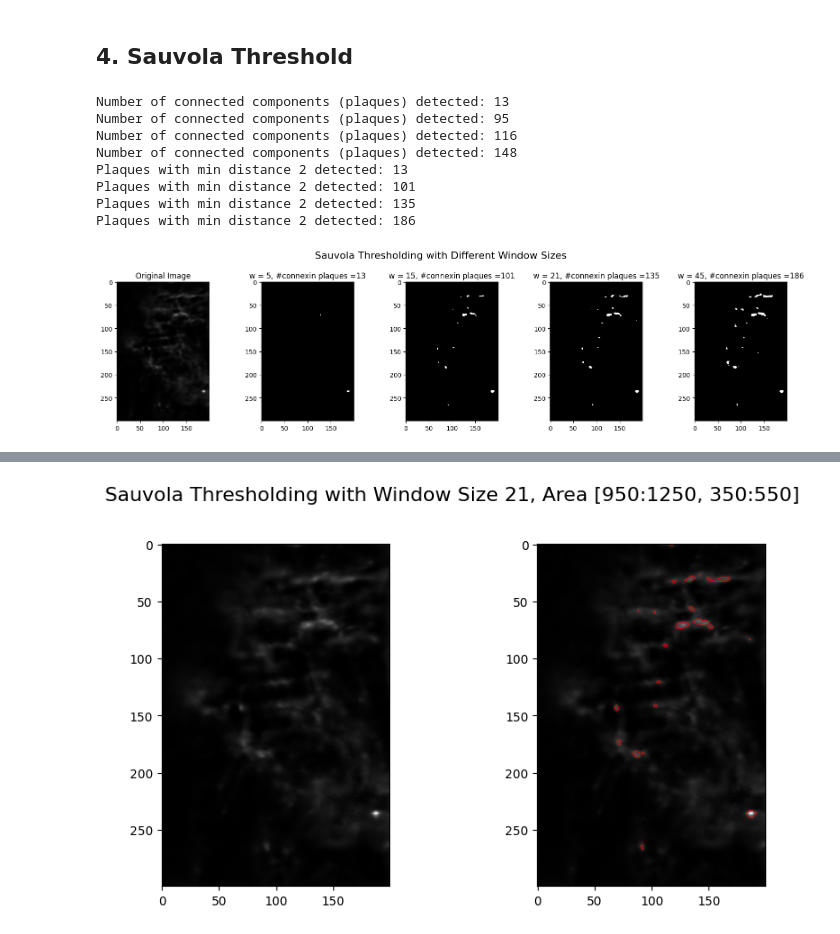
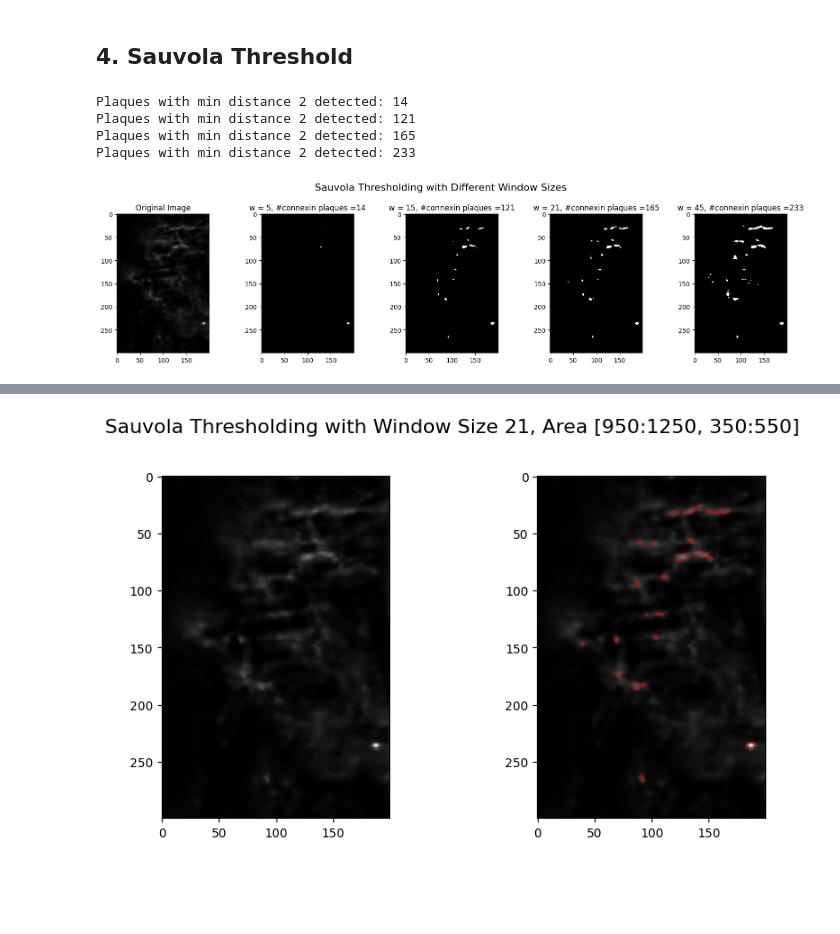
Before and after one commit to llloretta/connexin-pipeline, a Jupyter notebook: notebooks/2_1_segmentation.ipynb, the cells around one changed output, grey strips where cells are left out. Cells and saved outputs as stored; diff of their text form; code cells hidden in the pictures; blank space fills up the shorter version.

```diff
--- a/notebooks/2_1_segmentation.ipynb
+++ b/notebooks/2_1_segmentation.ipynb
@@ -152,43 +152,35 @@ thresh, binary_21 = adapted_sauvola_threshold(img_float, window_size=21, k = k_v
 thresh, binary_45 = adapted_sauvola_threshold(img_float, window_size=45, k = k_value , r=0.5)
 
 # compute the number of plaques for each binary image
 num_regions_5, labeled_array_5 = count_connexin_plaques(binary_5)
 num_regions_15, labeled_array_15 = count_connexin_plaques(binary_15)
 num_regions_21, labeled_array_21 = count_connexin_plaques(binary_21)
 num_regions_45, labeled_array_45 = count_connexin_plaques(binary_45)
 
 # compute the number of plaques for each binary image -> this counts 2 peaks that are closer than min_distance as one plaque
 coordinates_5, n_plaques_5 = count_connexin_plaques_within_plaque(img_float, binary_5, min_distance=min_distance)
 coordinates_15, n_plaques_15 = count_connexin_plaques_within_plaque(img_float, binary_15, min_distance=min_distance)
 coordinates_25, n_plaques_25 = count_connexin_plaques_within_plaque(img_float, binary_21, min_distance=min_distance)
 coordinates_45, n_plaques_45 = count_connexin_plaques_within_plaque(img_float, binary_45, min_distance=min_distance)
 
 #make a subplot with different window sizes
 fig, axes = plt.subplots(1, 5, figsize=(20, 4))
 # set a title for the entire figure with a distance from the top of the figure
 fig.suptitle('Sauvola Thresholding with Different Window Sizes', fontsize=16, y=1.05)
 axes[0].imshow(img_float[950:1250, 350:550], cmap='gray')
 axes[0].set_title('Original Image')
 axes[1].imshow(binary_5[950:1250, 350:550], cmap='gray')
 axes[1].set_title(f'w = 5, #connexin plaques ={len(coordinates_5)}')
 axes[2].imshow(binary_15[950:1250, 350:550], cmap='gray')
 axes[2].set_title(f'w = 15, #connexin plaques ={len(coordinates_15)}')
 axes[3].imshow(binary_21[950:1250, 350:550], cmap='gray')
 axes[3].set_title(f'w = 21, #connexin plaques ={len(coordinates_25)}')
 axes[4].imshow(binary_45[950:1250, 350:550], cmap='gray')
 axes[4].set_title(f'w = 45, #connexin plaques ={len(coordinates_45)}')
 plt.show()
-
-
-# saving the best looking binary for final check
-best_savola_binary_45 = binary_45
 # %% [output]
-Number of connected components (plaques) detected: 13
-Number of connected components (plaques) detected: 95
-Number of connected components (plaques) detected: 116
-Number of connected components (plaques) detected: 148
-Plaques with min distance 2 detected: 13
-Plaques with min distance 2 detected: 101
-Plaques with min distance 2 detected: 135
-Plaques with min distance 2 detected: 186
+Plaques with min distance 2 detected: 14
+Plaques with min distance 2 detected: 121
+Plaques with min distance 2 detected: 165
+Plaques with min distance 2 detected: 233
-[figure, old version]
+[figure, new version]
```
Also changed, not shown: parts of 14 cells of this notebook.
